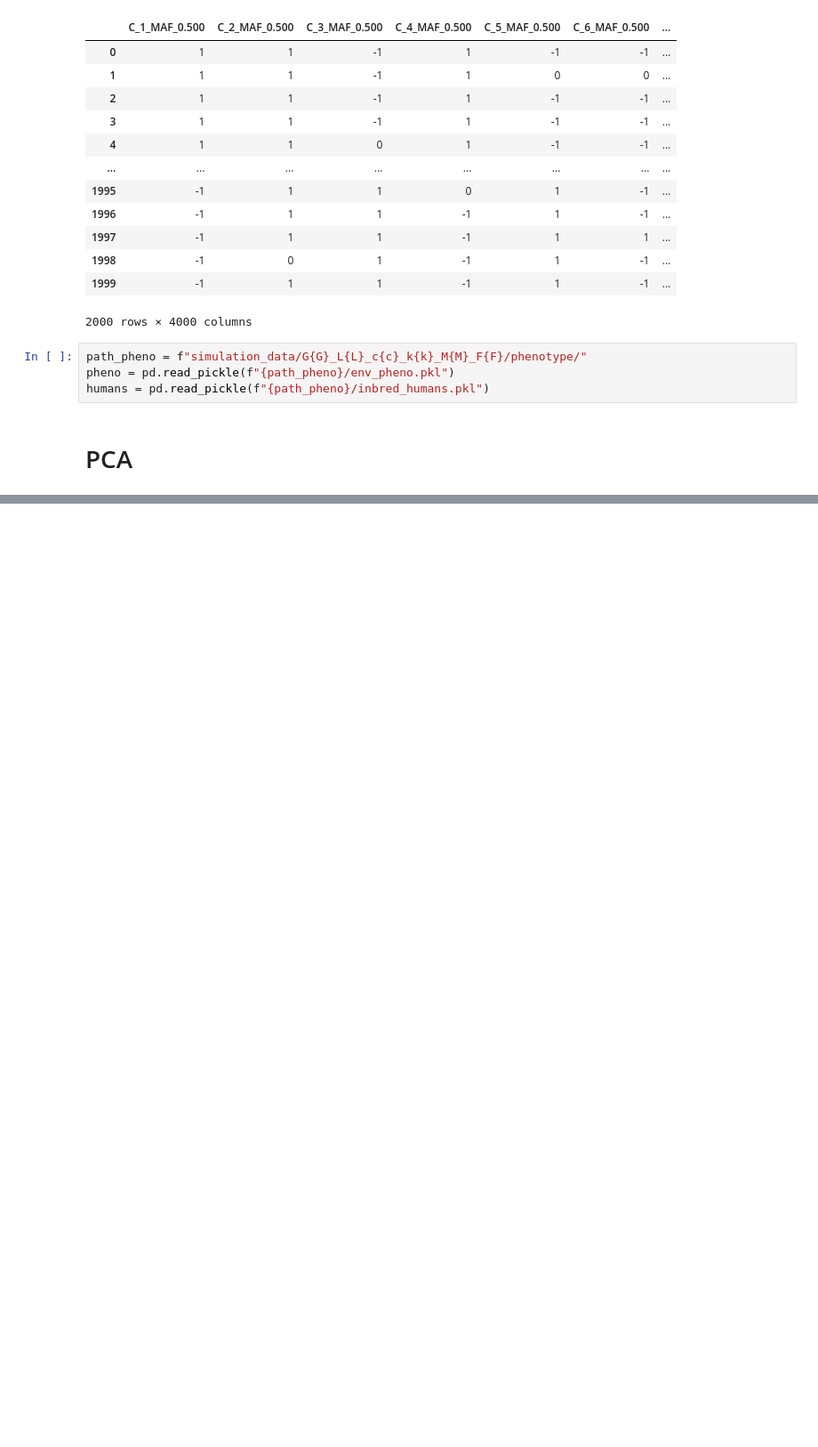
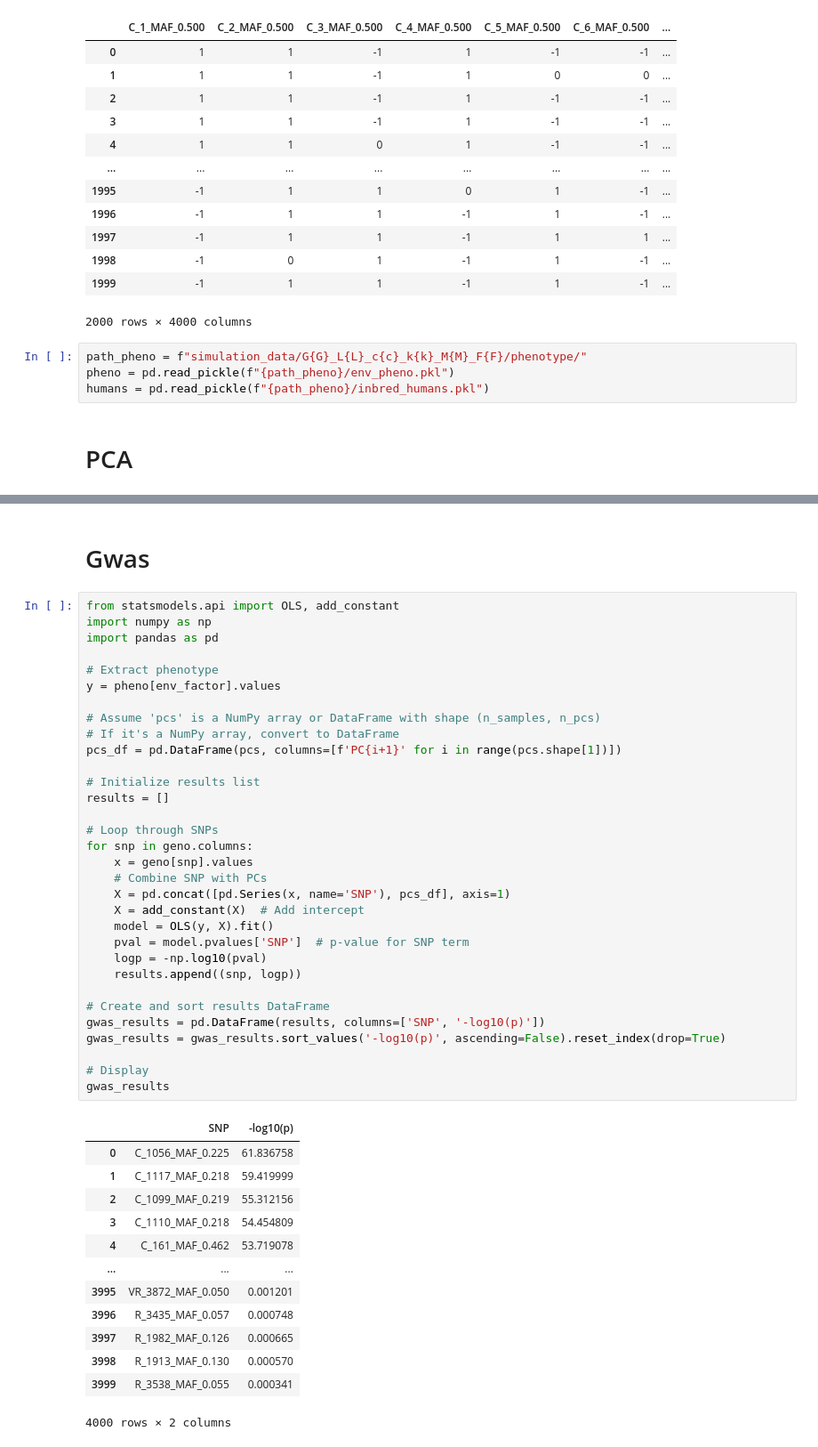
Before and after one commit to mat2m10/chasm, a Jupyter notebook: notebooks/coalescence_simulation_notebooks/03 correction through PCs.ipynb, the cells around one changed output, grey strips where cells are left out. Shown at 89% size. Cells and saved outputs as stored; diff of their text form; blank space fills up the shorter version.

```diff
--- a/notebooks/coalescence_simulation_notebooks/03 correction through PCs.ipynb
+++ b/notebooks/coalescence_simulation_notebooks/03 correction through PCs.ipynb
@@ -106,0 +135,48 @@ humans = pd.read_pickle(f"{path_pheno}/inbred_humans.pkl")
+# %% [markdown]
+# Gwas
+# %%
+from statsmodels.api import OLS, add_constant
+import numpy as np
+import pandas as pd
+
+# Extract phenotype
+y = pheno[env_factor].values
+
+# Assume 'pcs' is a NumPy array or DataFrame with shape (n_samples, n_pcs)
+# If it's a NumPy array, convert to DataFrame
+pcs_df = pd.DataFrame(pcs, columns=[f'PC{i+1}' for i in range(pcs.shape[1])])
+
+# Initialize results list
+results = []
+
+# Loop through SNPs
+for snp in geno.columns:
+    x = geno[snp].values
+    # Combine SNP with PCs
+    X = pd.concat([pd.Series(x, name='SNP'), pcs_df], axis=1)
+    X = add_constant(X)  # Add intercept
+    model = OLS(y, X).fit()
+    pval = model.pvalues['SNP']  # p-value for SNP term
+    logp = -np.log10(pval)
+    results.append((snp, logp))
+
+# Create and sort results DataFrame
+gwas_results = pd.DataFrame(results, columns=['SNP', '-log10(p)'])
+gwas_results = gwas_results.sort_values('-log10(p)', ascending=False).reset_index(drop=True)
+
+# Display
+gwas_results
+# %% [output]
+|  | SNP | -log10(p) |
+| 0 | C_1056_MAF_0.225 | 61.836758 |
+| 1 | C_1117_MAF_0.218 | 59.419999 |
+| 2 | C_1099_MAF_0.219 | 55.312156 |
+| 3 | C_1110_MAF_0.218 | 54.454809 |
+| 4 | C_161_MAF_0.462 | 53.719078 |
+| ... | ... | ... |
+| 3995 | VR_3872_MAF_0.050 | 0.001201 |
+| 3996 | R_3435_MAF_0.057 | 0.000748 |
+| 3997 | R_1982_MAF_0.126 | 0.000665 |
+| 3998 | R_1913_MAF_0.130 | 0.000570 |
+| 3999 | R_3538_MAF_0.055 | 0.000341 |
+4000 rows × 2 columns
```
Also changed, not shown: parts of 6 cells of this notebook, 1 other file.
